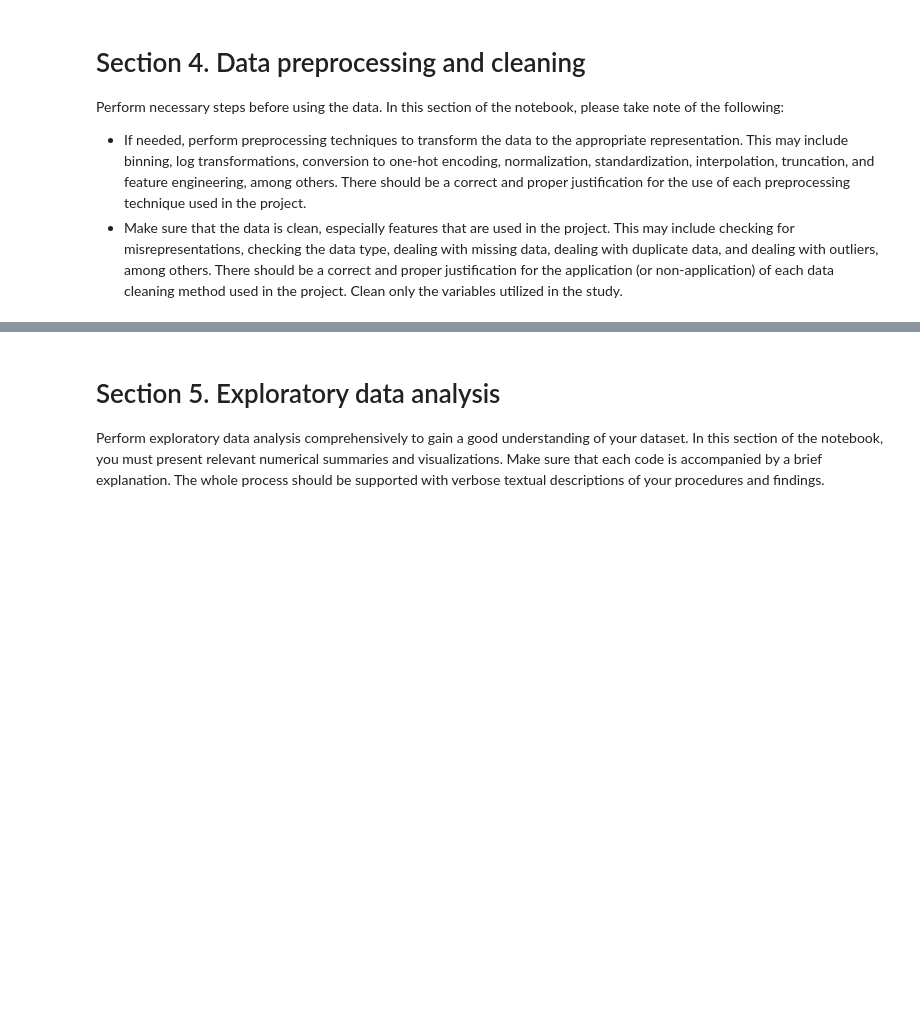
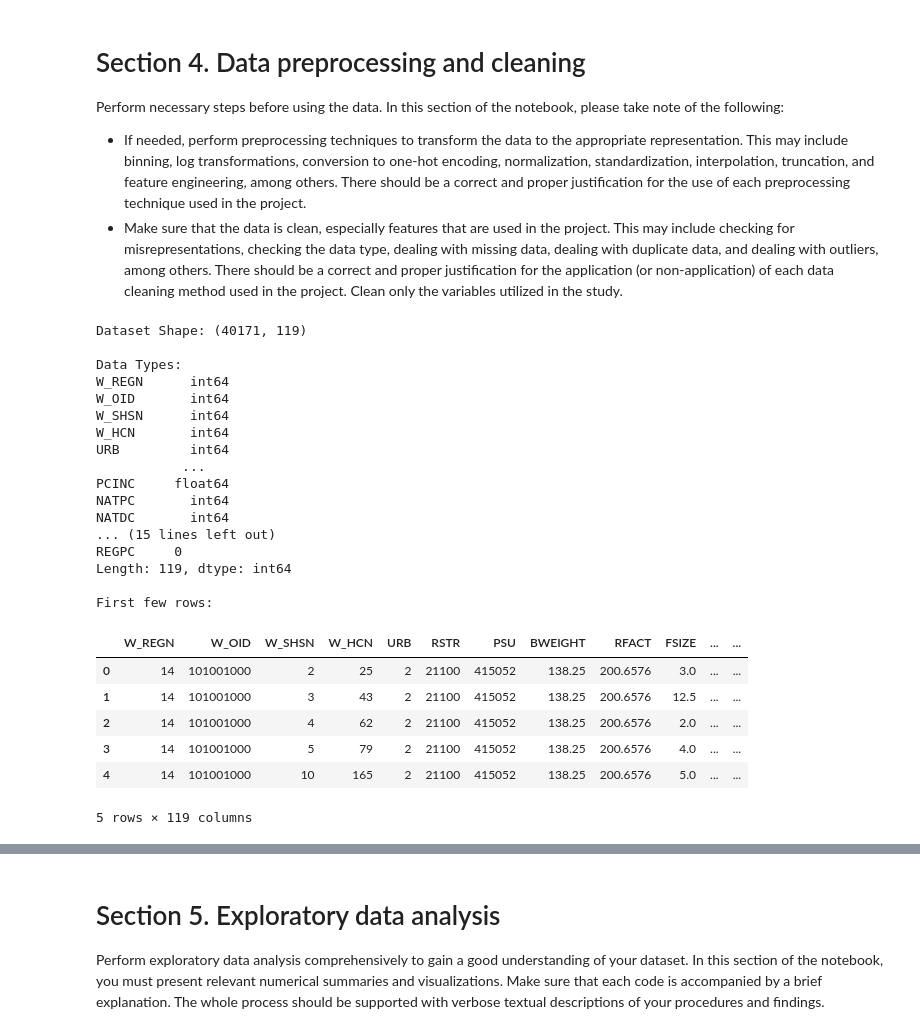
Before and after one commit to jjg-git/stintsyML, a Jupyter notebook: STINTSY project.ipynb, the cells around one changed output, grey strips where cells are left out. Cells and saved outputs as stored; diff of their text form; code cells hidden in the pictures; blank space fills up the shorter version.

Commit message:
Section 4. Data preprocessing and cleaning

```diff
--- a/STINTSY project.ipynb
+++ b/STINTSY project.ipynb
@@ -81,3 +83,42 @@ may include checking for misrepresentations, checking the data type, dealing wit
 missing data, dealing with duplicate data, and dealing with outliers, among others. There
 should be a correct and proper justification for the application (or non-application) of each data cleaning method used in the project. Clean only the variables utilized in the
 study.
+# %%
+# Read the CSV file
+df = pd.read_csv('dataset-1/FIES PUF 2012 Vol.1.CSV')
+
+# Display basic information
+print("Dataset Shape:", df.shape)
+print("\nData Types:")
+print(df.dtypes)
+print("\nMissing Values:")
+print(df.isnull().sum())
+
+# Display sample of data
+print("\nFirst few rows:")
+display(df.head())
+# %% [output]
+Dataset Shape: (40171, 119)
+
+Data Types:
+W_REGN      int64
+W_OID       int64
+W_SHSN      int64
+W_HCN       int64
+URB         int64
+           ...
+PCINC     float64
+NATPC       int64
+NATDC       int64
+... (15 lines left out)
+REGPC     0
+Length: 119, dtype: int64
+
+First few rows:
+|  | W_REGN | W_OID | W_SHSN | W_HCN | URB | RSTR | PSU | BWEIGHT | RFACT | FSIZE | ... | ... |
+| 0 | 14 | 101001000 | 2 | 25 | 2 | 21100 | 415052 | 138.25 | 200.6576 | 3.0 | ... | ... |
+| 1 | 14 | 101001000 | 3 | 43 | 2 | 21100 | 415052 | 138.25 | 200.6576 | 12.5 | ... | ... |
+| 2 | 14 | 101001000 | 4 | 62 | 2 | 21100 | 415052 | 138.25 | 200.6576 | 2.0 | ... | ... |
+| 3 | 14 | 101001000 | 5 | 79 | 2 | 21100 | 415052 | 138.25 | 200.6576 | 4.0 | ... | ... |
+| 4 | 14 | 101001000 | 10 | 165 | 2 | 21100 | 415052 | 138.25 | 200.6576 | 5.0 | ... | ... |
+5 rows × 119 columns
```
Also changed, not shown: parts of 7 cells of this notebook.
